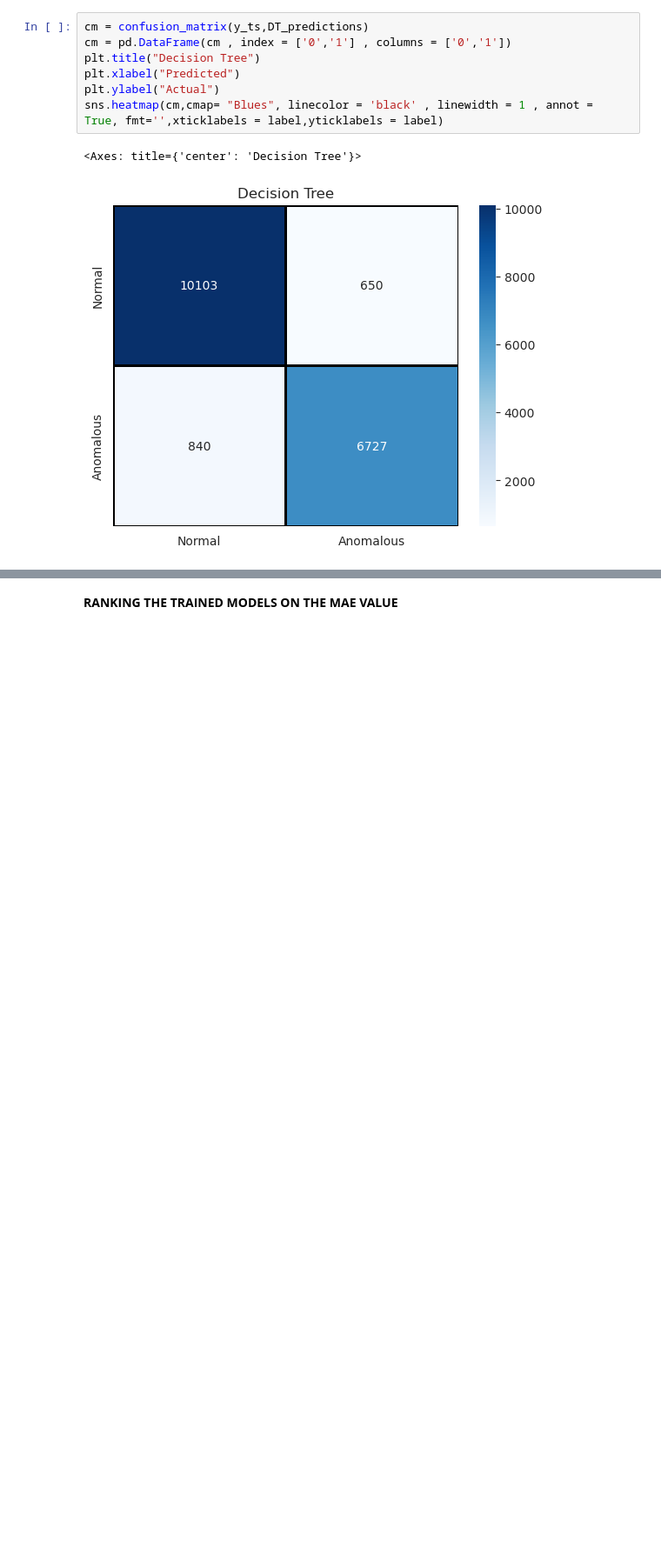
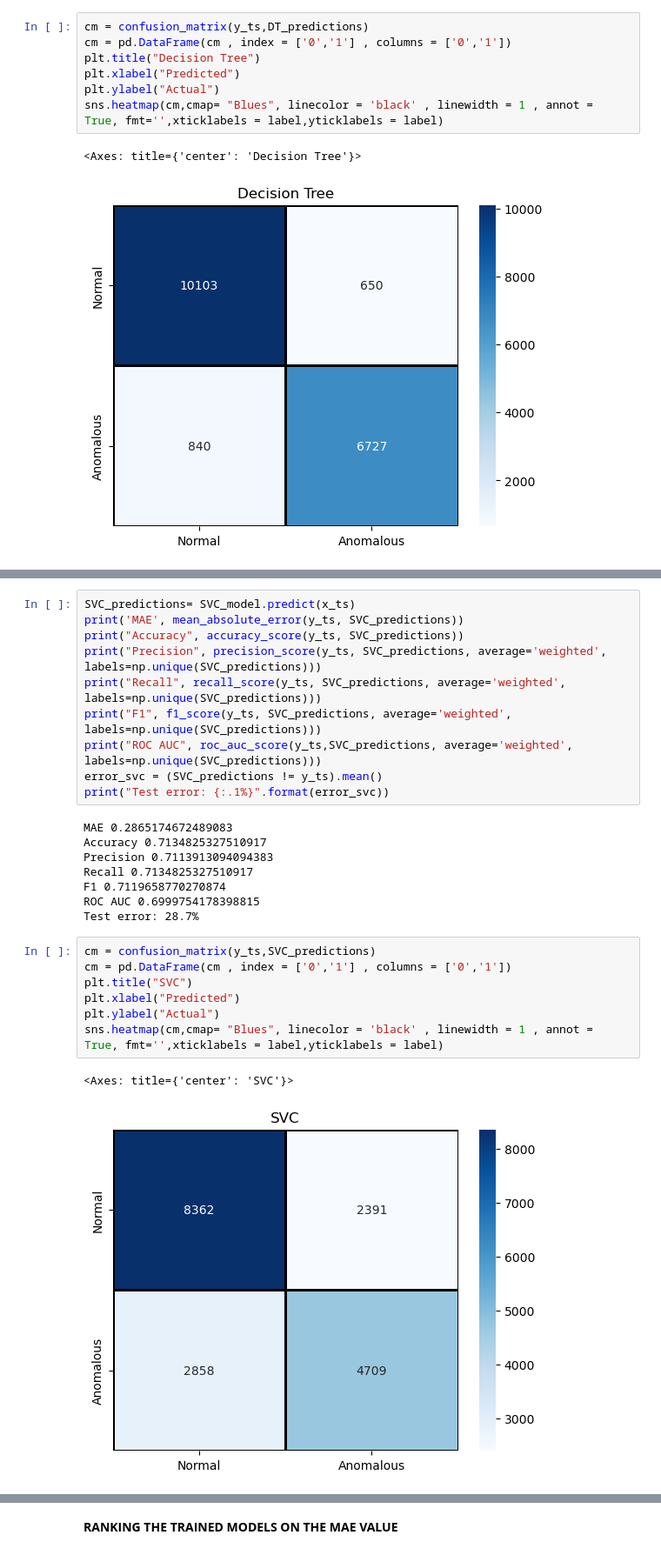
Before and after one commit to MonicaMedhat20/Web-Application-Firewall-WAF-Enhancement-, a Jupyter notebook: csic-2010-web-application-attacks-classifier.ipynb, the cells around one changed output, grey strips where cells are left out. Shown at 87% size. Cells and saved outputs as stored; diff of their text form; blank space fills up the shorter version.

```diff
--- a/csic-2010-web-application-attacks-classifier.ipynb
+++ b/csic-2010-web-application-attacks-classifier.ipynb
@@ -971,0 +1034,28 @@ sns.heatmap(cm,cmap= "Blues", linecolor = 'black' , linewidth = 1 , annot = True
+# %%
+SVC_predictions= SVC_model.predict(x_ts)
+print('MAE', mean_absolute_error(y_ts, SVC_predictions))
+print("Accuracy", accuracy_score(y_ts, SVC_predictions))
+print("Precision", precision_score(y_ts, SVC_predictions, average='weighted', labels=np.unique(SVC_predictions)))
+print("Recall", recall_score(y_ts, SVC_predictions, average='weighted', labels=np.unique(SVC_predictions)))
+print("F1", f1_score(y_ts, SVC_predictions, average='weighted', labels=np.unique(SVC_predictions)))
+print("ROC AUC", roc_auc_score(y_ts,SVC_predictions, average='weighted', labels=np.unique(SVC_predictions)))
+error_svc = (SVC_predictions != y_ts).mean()
+print("Test error: {:.1%}".format(error_svc))
+# %% [output]
+MAE 0.2865174672489083
+Accuracy 0.7134825327510917
+Precision 0.7113913094094383
+Recall 0.7134825327510917
+F1 0.7119658770270874
+ROC AUC 0.6999754178398815
+Test error: 28.7%
+# %%
+cm = confusion_matrix(y_ts,SVC_predictions)
+cm = pd.DataFrame(cm , index = ['0','1'] , columns = ['0','1'])
+plt.title("SVC")
+plt.xlabel("Predicted")
+plt.ylabel("Actual")
+sns.heatmap(cm,cmap= "Blues", linecolor = 'black' , linewidth = 1 , annot = True, fmt='',xticklabels = label,yticklabels = label)
+# %% [output]
+<Axes: title={'center': 'SVC'}>
+[figure, added]
```
Also changed, not shown: parts of 32 cells of this notebook.
